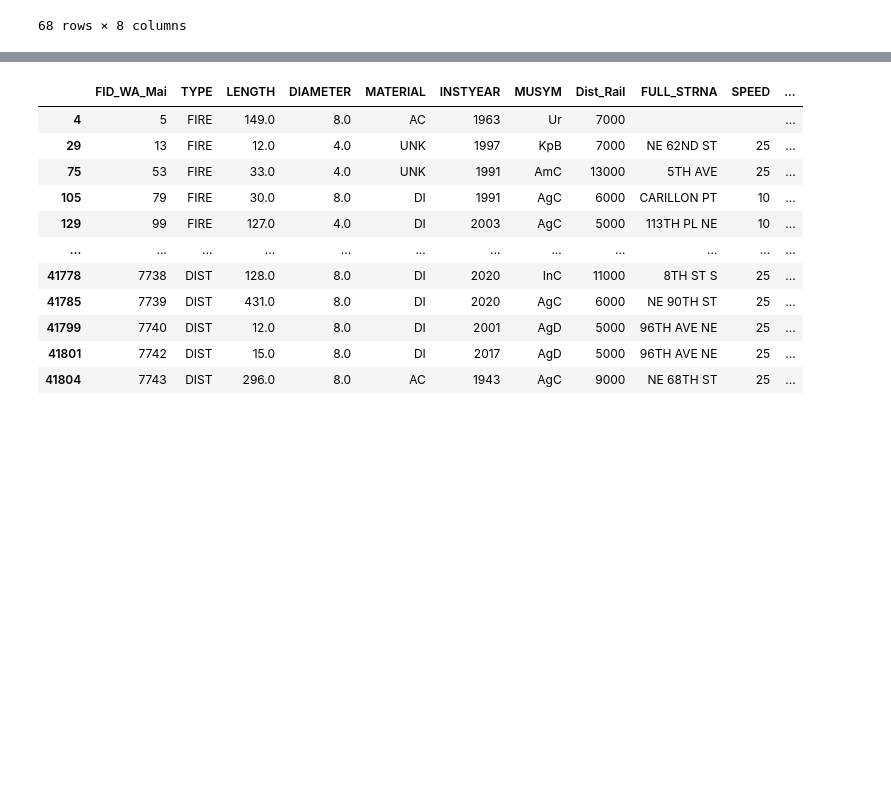
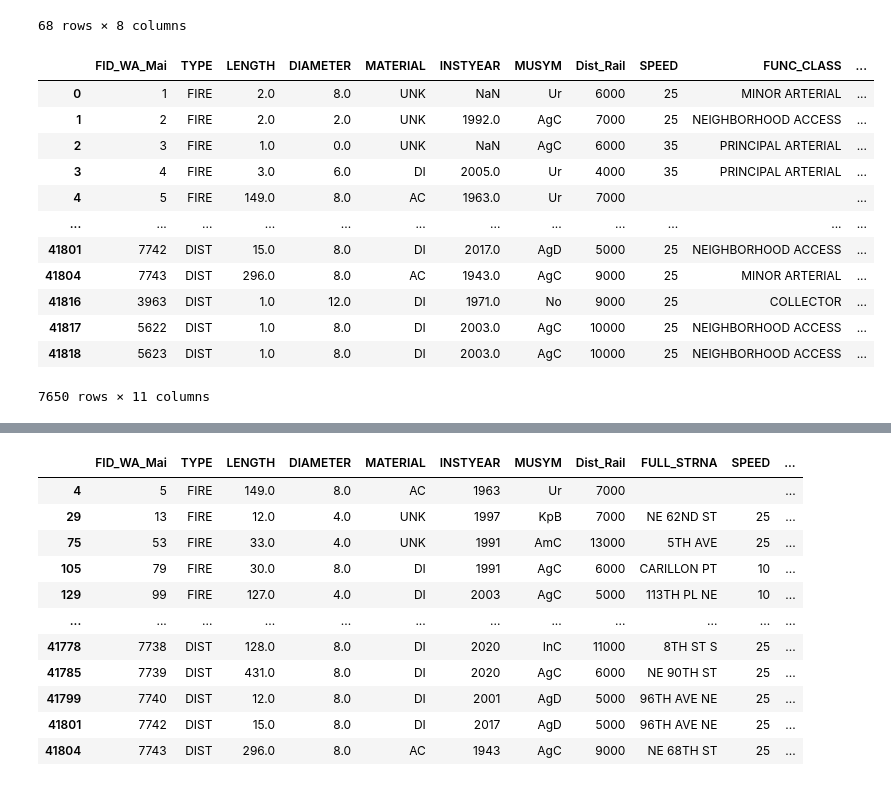
Before and after one commit to yennilee2/Water-Pipe-Project, a Jupyter notebook: first_notebook.ipynb, the cells around one changed output, grey strips where cells are left out. Cells and saved outputs as stored; diff of their text form; code cells hidden in the pictures; blank space fills up the shorter version.

```diff
--- a/first_notebook.ipynb
+++ b/first_notebook.ipynb
@@ -43,10 +63,40 @@ breaks
 68 rows × 8 columns
 # %%
 # GROUP PIPES BY THEIR UNIQUE ID - NEEDED BECAUSE OF HOW SLOPE BREAKS UP PIPES IN DIFFERENT SLOPE CLASSES
-grouping = df.groupby('FID_WA_Mai').groups
-unique_pipes = df['FID_WA_Mai'].unique()
-indices = []
-for i in range(len(unique_pipes)):
-    pipe = unique_pipes[i]
-    val = grouping[pipe][0]
-    indices.append(val)
+def group_by_id(df):
+
+    grouping = df.groupby('FID_WA_Mai').groups
+    unique_pipes = df['FID_WA_Mai'].unique()
+    indices = []
+    for i in range(len(unique_pipes)):
+        pipe = unique_pipes[i]
+        val = grouping[pipe][0]
+        indices.append(val)
+
+    # CALCULATE AVERAGE SLOPES FOR PIPES THAT GOT SPLIT INTO MULTIPLE ROWS
+    slopes = df[['FID_WA_Mai', 'SLP_CLASS']]
+    slopes = slopes.groupby('FID_WA_Mai')['SLP_CLASS'].mean()
+    slopes = pd.Series(slopes)
+
+    filtered = df.loc[indices, 'FID_WA_Mai':'FUNC_CLASS']
+    filtered = filtered.drop('SLP_CLASS', axis=1)
+    filtered['SLOPE'] = slopes.values
+
+    return filtered
+# %%
+pipes = group_by_id(pipes)
+pipes
+# %% [output]
+|  | FID_WA_Mai | TYPE | LENGTH | DIAMETER | MATERIAL | INSTYEAR | MUSYM | Dist_Rail | SPEED | FUNC_CLASS | ... |
+| 0 | 1 | FIRE | 2.0 | 8.0 | UNK | NaN | Ur | 6000 | 25 | MINOR ARTERIAL | ... |
+| 1 | 2 | FIRE | 2.0 | 2.0 | UNK | 1992.0 | AgC | 7000 | 25 | NEIGHBORHOOD ACCESS | ... |
+| 2 | 3 | FIRE | 1.0 | 0.0 | UNK | NaN | AgC | 6000 | 35 | PRINCIPAL ARTERIAL | ... |
+| 3 | 4 | FIRE | 3.0 | 6.0 | DI | 2005.0 | Ur | 4000 | 35 | PRINCIPAL ARTERIAL | ... |
+| 4 | 5 | FIRE | 149.0 | 8.0 | AC | 1963.0 | Ur | 7000 |  |  | ... |
+| ... | ... | ... | ... | ... | ... | ... | ... | ... | ... | ... | ... |
+| 41801 | 7742 | DIST | 15.0 | 8.0 | DI | 2017.0 | AgD | 5000 | 25 | NEIGHBORHOOD ACCESS | ... |
+| 41804 | 7743 | DIST | 296.0 | 8.0 | AC | 1943.0 | AgC | 9000 | 25 | MINOR ARTERIAL | ... |
+| 41816 | 3963 | DIST | 1.0 | 12.0 | DI | 1971.0 | No | 9000 | 25 | COLLECTOR | ... |
+| 41817 | 5622 | DIST | 1.0 | 8.0 | DI | 2003.0 | AgC | 10000 | 25 | NEIGHBORHOOD ACCESS | ... |
+| 41818 | 5623 | DIST | 1.0 | 8.0 | DI | 2003.0 | AgC | 10000 | 25 | NEIGHBORHOOD ACCESS | ... |
+7650 rows × 11 columns
```
Also changed, not shown: parts of 3 cells of this notebook.
